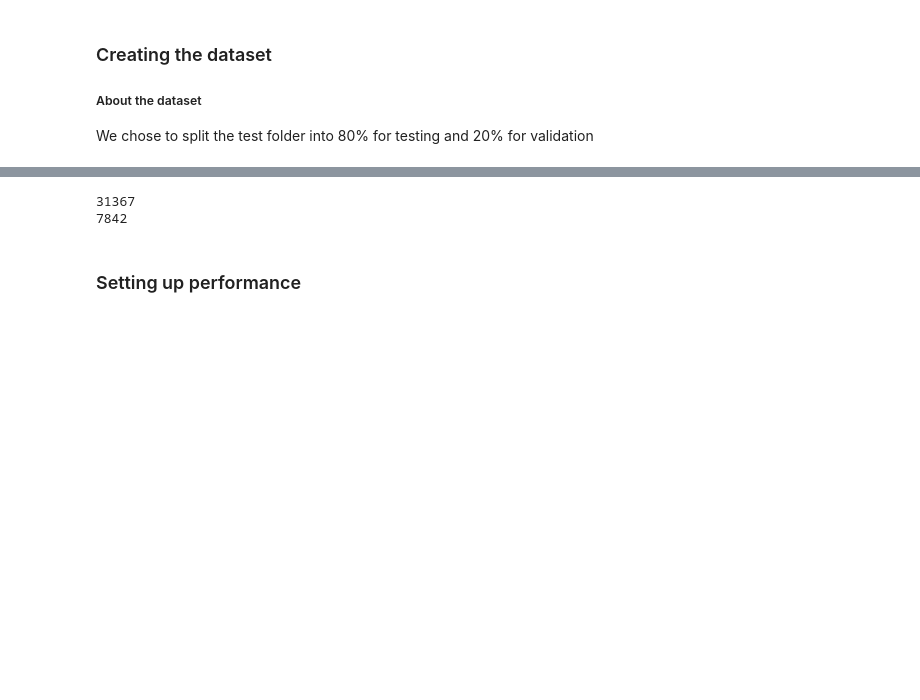
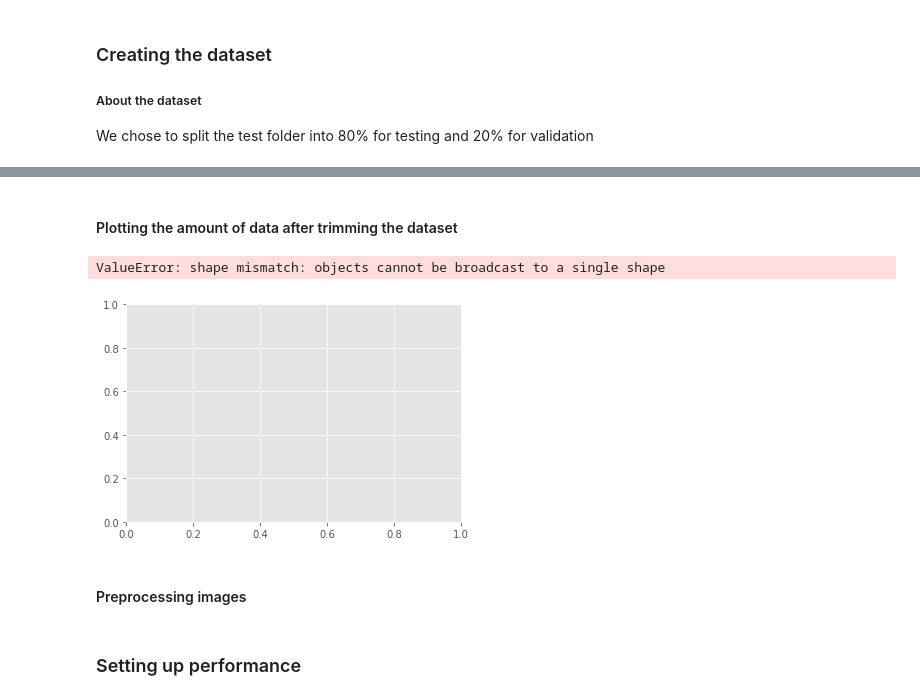
Before and after one commit to treyshotz/Traffic-Sign-Recognition, a Jupyter notebook: notebooks/main.ipynb, the cells around one changed output, grey strips where cells are left out. Cells and saved outputs as stored; diff of their text form; code cells hidden in the pictures; blank space fills up the shorter version.

Commit message:
Working on trying the model to recognize real images

```diff
--- a/notebooks/main.ipynb
+++ b/notebooks/main.ipynb
@@ -152,6 +181,20 @@ def load_data(data_dir):
+# %% [markdown]
+#### Plotting the amount of data after trimming the dataset
+# %%
+plt.style.use('ggplot')
+x_pos = [i for i, _ in enumerate(class_names)]
+plt.bar(x_pos, trimmed_dataset, color="green")
+plt.xlabel("Class name")
+plt.ylabel("Score")
+plt.show()
+twentyfive_lowest = np.argsort(arr)[:25]
+# %% [output]
+ValueError: shape mismatch: objects cannot be broadcast to a single shape
+[figure, added]
 # %%
 images, labels = load_data(train_path)
-
+print(len(images))
+print(trimmed_dataset)
 # One hot encoding the labels
 labels = to_categorical(labels)
 
@@ -159,8 +202,6 @@ labels = to_categorical(labels)
 x_train, x_val, y_train, y_val = train_test_split(np.array(images), labels, test_size=0.2)
 print(len(x_train))
 print(len(x_val))
-
-validation_ds = (x_val, y_val)
+print(np.array(images).shape)
-# %% [output]
-31367
-7842
+# %% [markdown]
+#### Preprocessing images
```
Also changed, not shown: parts of 15 cells of this notebook, 3 other files.
